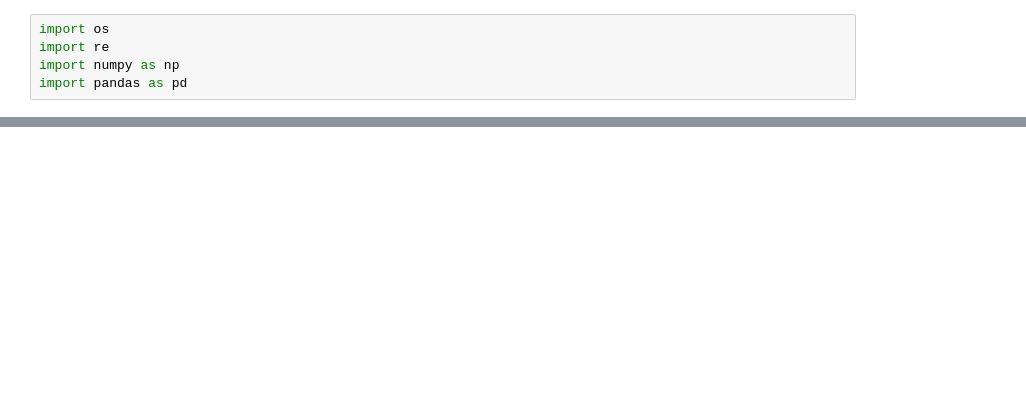
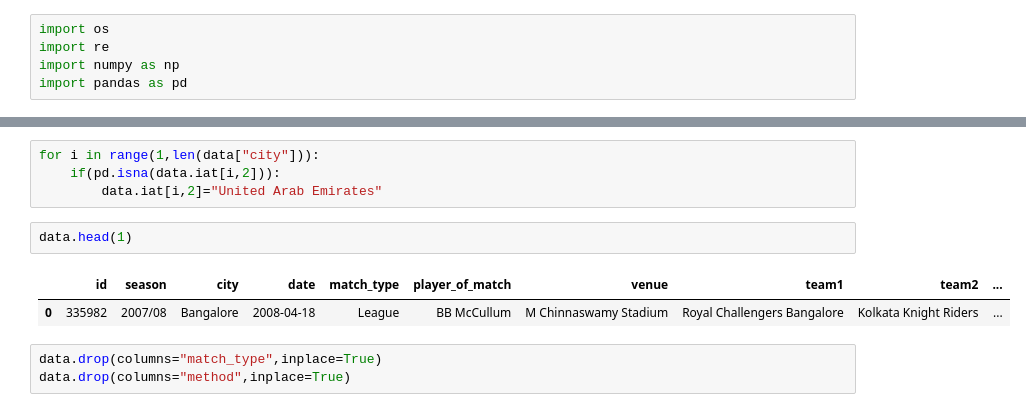
Before and after one commit to AtharvaRGhadigaonkar/IPL_EDA_REPO, a Jupyter notebook: data/processed/data_cleaning.ipynb, the cells around one changed output, grey strips where cells are left out. Saved outputs shown, nothing was run; the diff lists cells and outputs as text; blank space fills up the shorter version.

```diff
--- a/data/processed/data_cleaning.ipynb
+++ b/data/processed/data_cleaning.ipynb
@@ -42,0 +30,12 @@ data[pd.isna(data['city'])]
+# %%
+for i in range(1,len(data["city"])):
+    if(pd.isna(data.iat[i,2])):
+        data.iat[i,2]="United Arab Emirates"
+# %%
+data.head(1)
+# %% [output]
+|  | id | season | city | date | match_type | player_of_match | venue | team1 | team2 | ... |
+| 0 | 335982 | 2007/08 | Bangalore | 2008-04-18 | League | BB McCullum | M Chinnaswamy Stadium | Royal Challengers Bangalore | Kolkata Knight Riders | ... |
+# %%
+data.drop(columns="match_type",inplace=True)
+data.drop(columns="method",inplace=True)
```
Also changed, not shown: parts of 16 cells of this notebook, 2 other files.
